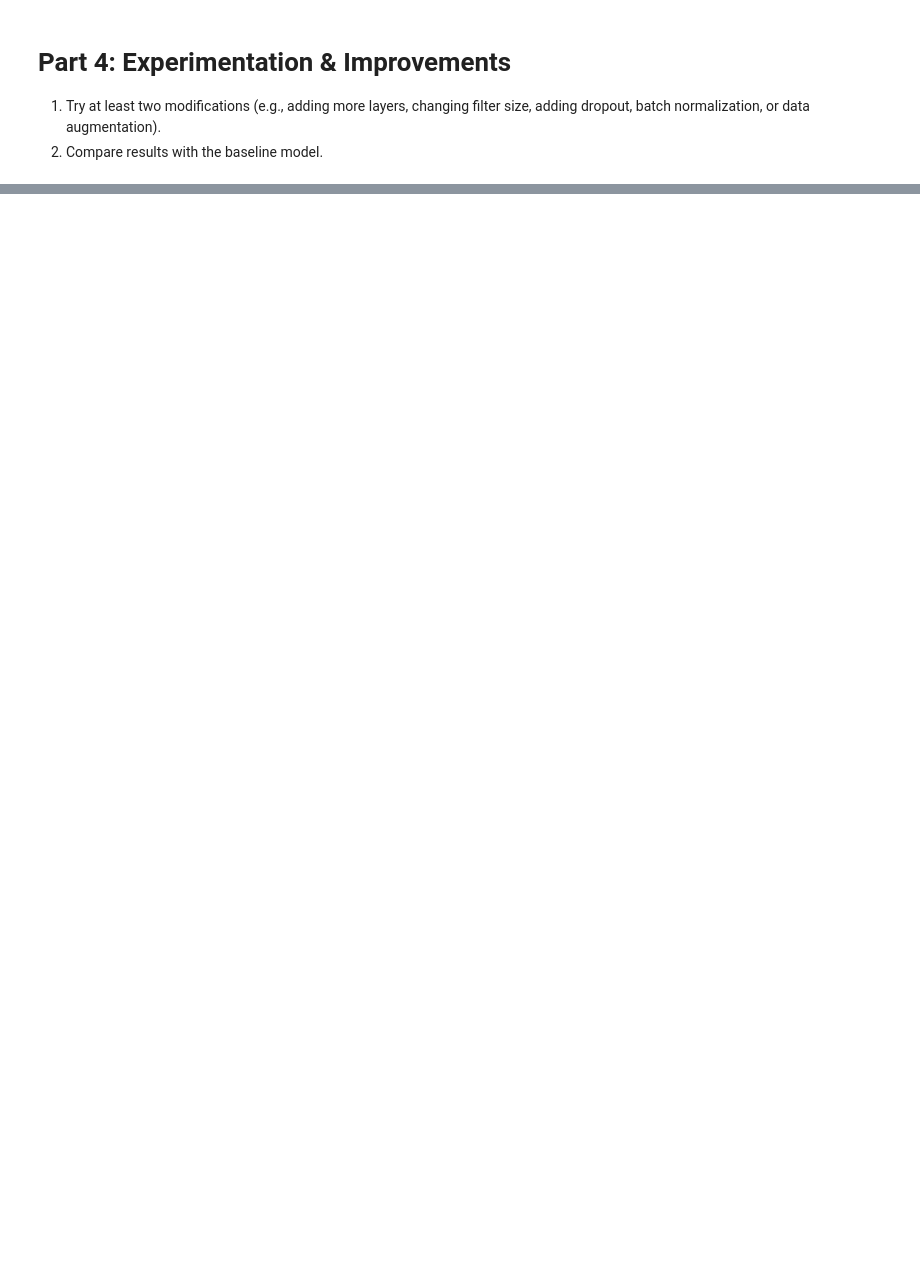
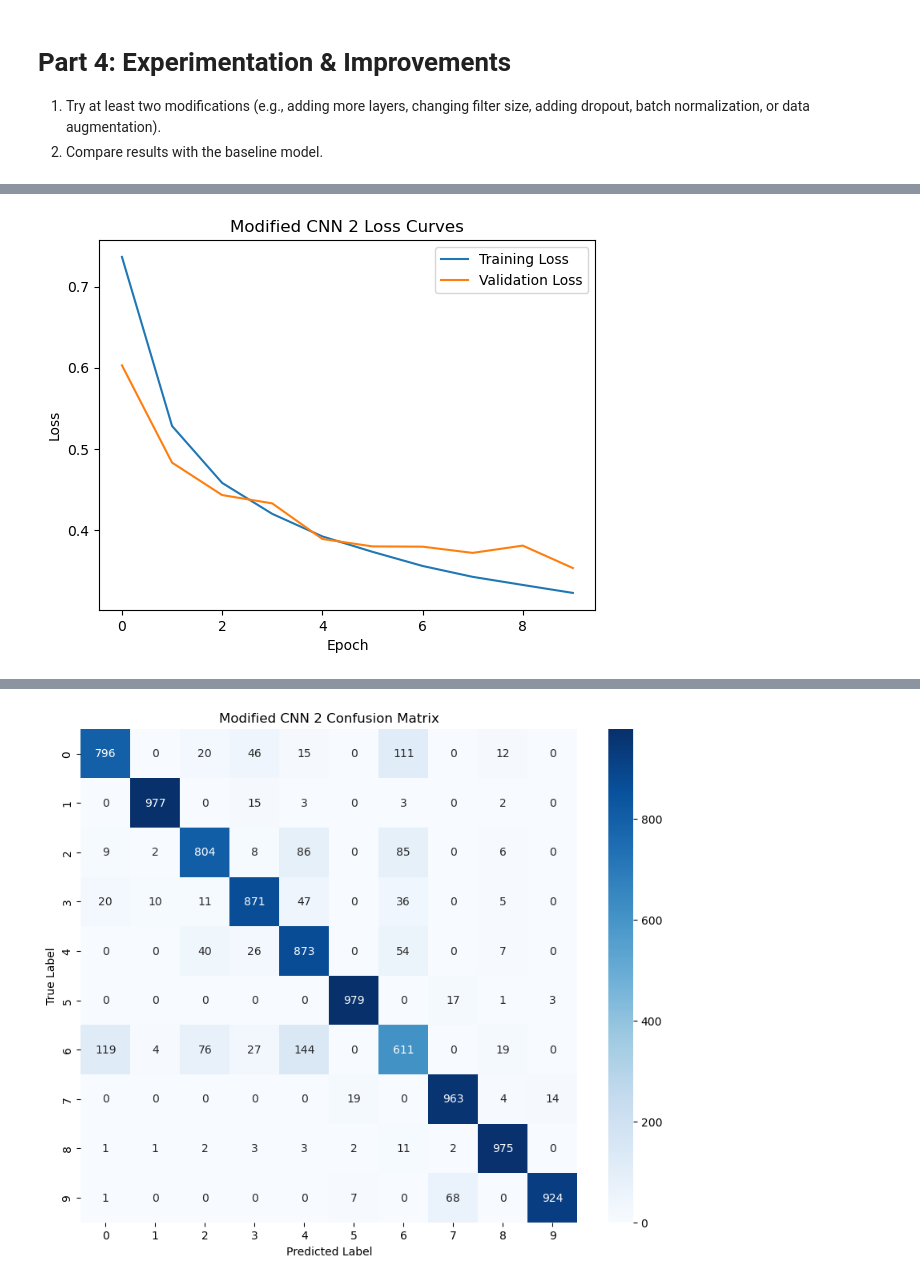
Before and after one commit to carolwong492/ICS-635-Assignment-4, a Jupyter notebook: Assignment 4.ipynb, the cells around one changed output, grey strips where cells are left out. Cells and saved outputs as stored; diff of their text form; code cells hidden in the pictures; blank space fills up the shorter version.

```diff
--- a/Assignment 4.ipynb
+++ b/Assignment 4.ipynb
@@ -30,0 +255,4 @@ dropout, batch normalization, or data augmentation).
+# %%
+# train second modified model
+modified_history_2 = modified_model_2.fit(train_images, train_labels, epochs=10,
+                    validation_data=(test_images, test_labels))
@@ -30,0 +280,29 @@ dropout, batch normalization, or data augmentation).
+# %%
+plt.plot(modified_history_2.history['loss'], label='Training Loss')
+plt.plot(modified_history_2.history['val_loss'], label='Validation Loss')
+plt.xlabel('Epoch')
+plt.ylabel('Loss')
+plt.legend(loc='upper right')
+plt.title('Modified CNN 2 Loss Curves')
+
+plt.show()
+
+# evaluate on test set
+test_loss, modified_test_acc_2 = modified_model_2.evaluate(test_images, test_labels, verbose=2)
+print(f"Test Accuracy: {modified_test_acc_2}")
+
+
+# Confusion Matrix
+modified_y_pred_2 = modified_model_2.predict(test_images)
+modified_y_pred_classes_2 = np.argmax(modified_y_pred_2, axis=1) # classify model predictions
+
+mod_cm_2 = confusion_matrix(test_labels, modified_y_pred_classes_2)
+plt.figure(figsize=(10, 8))
+sns.heatmap(mod_cm_2, annot=True, fmt='d', cmap='Blues',
+            xticklabels=range(10), yticklabels=range(10))
+plt.xlabel('Predicted Label')
+plt.ylabel('True Label')
+plt.title('Modified CNN 2 Confusion Matrix')
+plt.show()
+# %% [output]
+[figure, added]
@@ -30,0 +312 @@ dropout, batch normalization, or data augmentation).
+[figure, added]
```
Also changed, not shown: parts of 13 cells of this notebook.
